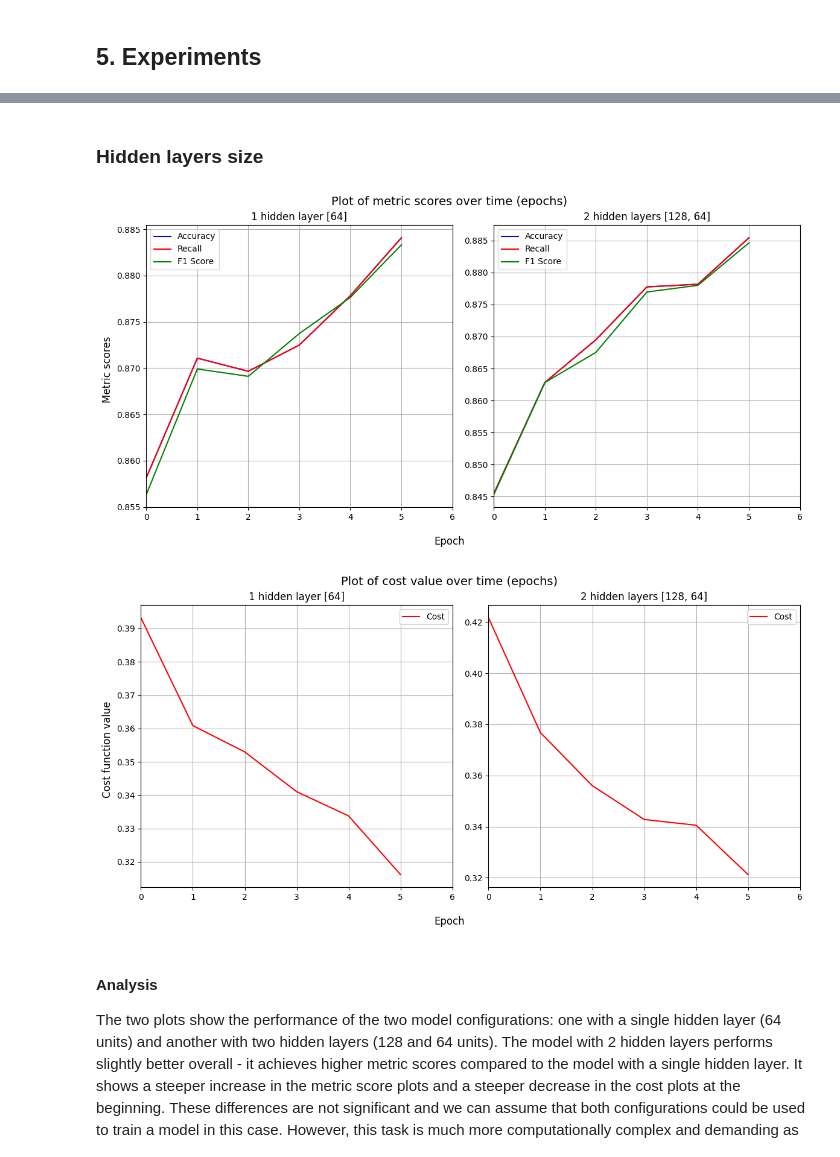
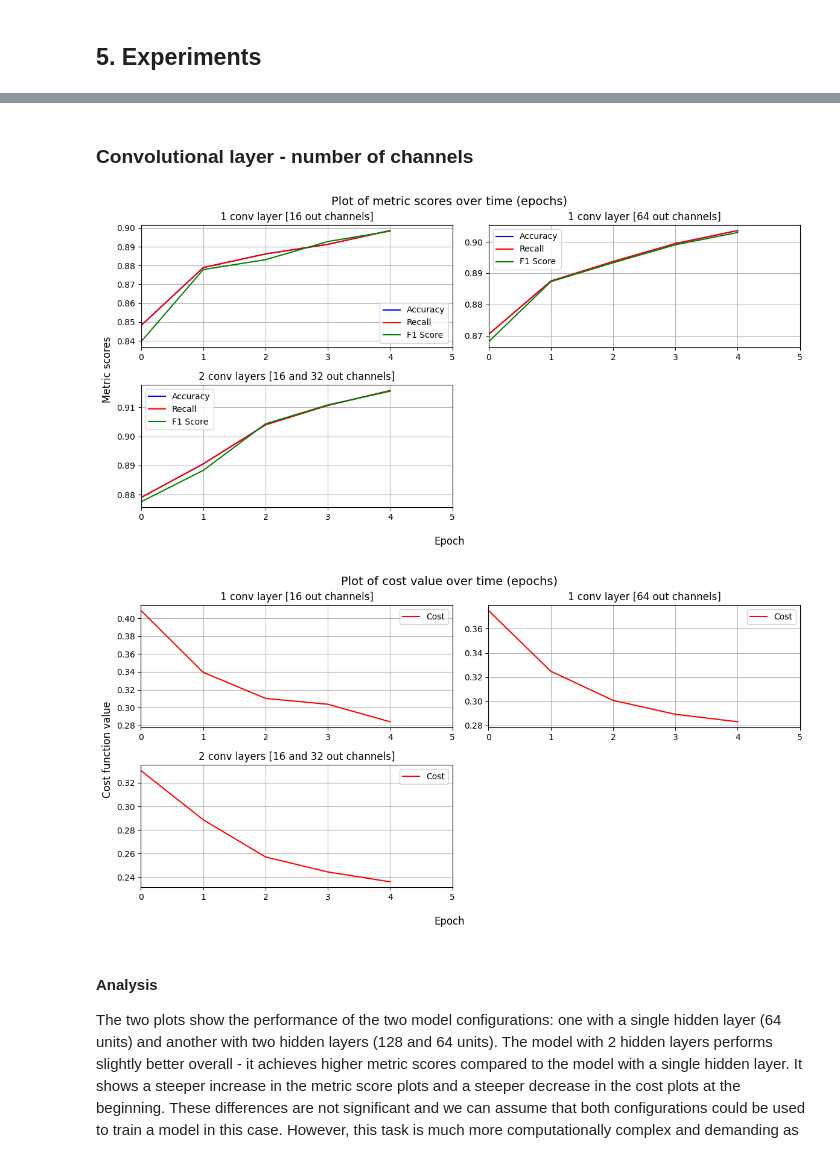
Before and after one commit to Krisenberg/neural-networks, a Jupyter notebook: src/lab_6/cnn.ipynb, the cells around one changed output, grey strips where cells are left out. Cells and saved outputs as stored; diff of their text form; code cells hidden in the pictures.

```diff
--- a/src/lab_6/cnn.ipynb
+++ b/src/lab_6/cnn.ipynb
@@ -482,9 +473,9 @@ from pathlib import Path
 
 @dataclass
 class ParamsConfig:
-    subset_size: float
-    batch_size: int
-    layer_dims: list[int]
+    conv_layer_dims: list[tuple[int, int]]
+    conv_kernel_size: int
+    pooling_window_size: int
     train_noise_std: float
     val_noise_std: float
 
@@ -511,13 +502,12 @@ def parse_results_file(file_path: Path) -> list[Results]:
                     key, value = lines[i].split(":", 1)
                     key = key.strip()
                     value = value.strip()
-                    if key == "subset_size":
-                        params[key] = float(value)
-                    elif key == "batch_size":
+                    if key == "conv_layer_dims":
+                        params[key] = ast.literal_eval(value)
+                    elif key == "conv_kernel_size":
                         params[key] = int(value)
-                    elif key == "layer_dims":
-                        # Remove brackets and split
-                        params[key] = [int(x.strip()) for x in value.strip('[]').split(',')]
+                    elif key == "pooling_window_size":
+                        params[key] = int(value)
                     elif key == "train_noise_std" or key == "val_noise_std":
                         params[key] = float(value)
                 i += 1
@@ -550,35 +540,43 @@ def filter_results(**kwargs) -> Results | None:
         if flag == 1:
             return res
     return None
-# %% [markdown]
-### Hidden layers size
+# %% [markdown]
+### Convolutional layer - number of channels
 # %%
-one_layer_results = filter_results(
-    subset_size = 1.0,
-    batch_size=12,
-    layer_dims = [784, 64, 10],
+results_1 = filter_results(
+    conv_layer_dims=[(1, 16)],
+    conv_kernel_size=3,
+    pooling_window_size=2,
     train_noise_std=0.0,
     val_noise_std=0.0
 )
-two_layers_results = filter_results(
-    subset_size = 1.0,
-    batch_size=12,
-    layer_dims = [784, 128, 64, 10],
+results_2 = filter_results(
+    conv_layer_dims=[(1, 64)],
+    conv_kernel_size=3,
+    pooling_window_size=2,
+    train_noise_std=0.0,
+    val_noise_std=0.0
+)
+results_3 = filter_results(
+    conv_layer_dims=[(1, 16), (16, 32)],
+    conv_kernel_size=3,
+    pooling_window_size=2,
     train_noise_std=0.0,
     val_noise_std=0.0
 )
 
 
 results_with_titles = [
-    (one_layer_results.results, "1 hidden layer [64]"),
-    (two_layers_results.results, "2 hidden layers [128, 64]")
+    (results_1.results, "1 conv layer [16 out channels]"),
+    (results_2.results, "1 conv layer [64 out channels]"),
+    (results_3.results, "2 conv layers [16 and 32 out channels]")
 ]
 
 compare_plots(results_with_titles)
 compare_plots(results_with_titles, cost=True)
 # %% [output]
-[figure, old version]
+[figure, new version]
-[figure, old version]
+[figure, new version]
 # %% [markdown]
 #### Analysis
 The two plots show the performance of the two model configurations: one with a single hidden layer (64 units) and another with two hidden layers (128 and 64 units). The model with 2 hidden layers performs slightly better overall - it achieves higher metric scores compared to the model with a single hidden layer. It shows a steeper increase in the metric score plots and a steeper decrease in the cost plots at the beginning. These differences are not significant and we can assume that both configurations could be used to train a model in this case. However, this task is much more computationally complex and demanding as on the previous lab, so it is likely that using 2 hidden layers improves the model's ability to learn the underlying patterns in the data, leading to better performance in terms of both metric scores and cost function optimisation.
```
Also changed, not shown: parts of 13 cells of this notebook, 2 other files.
